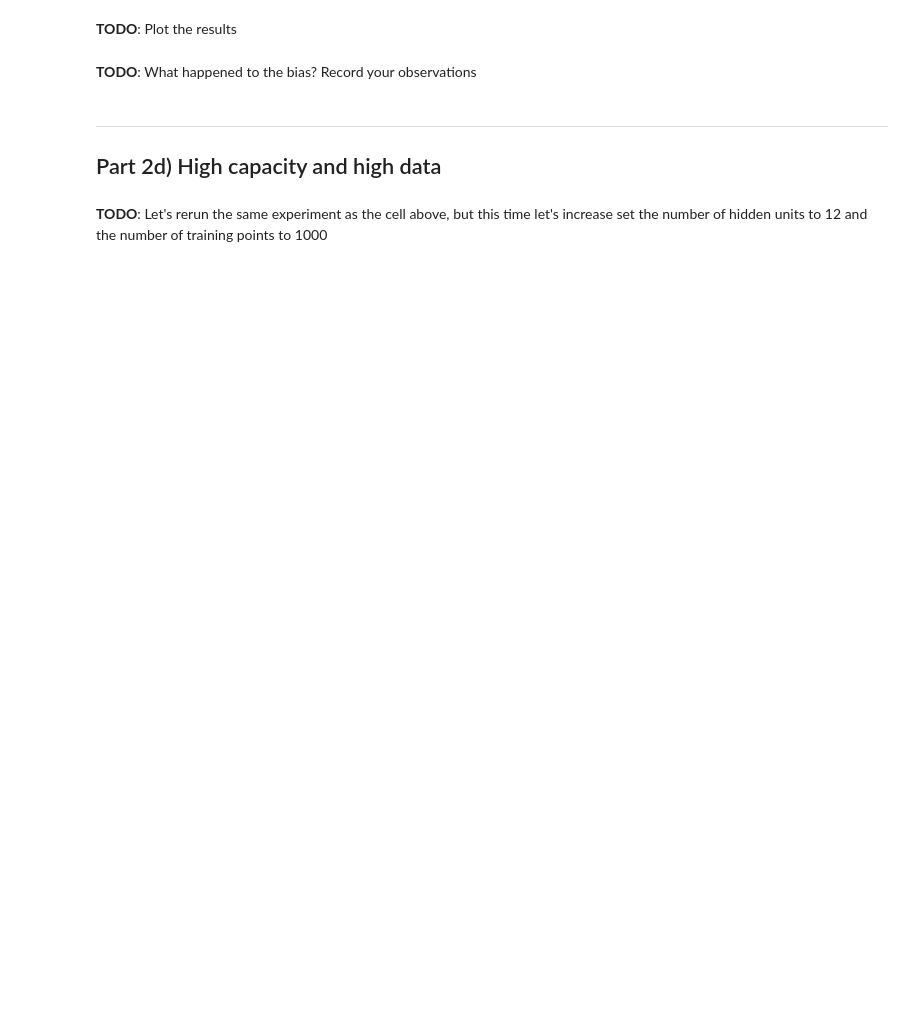
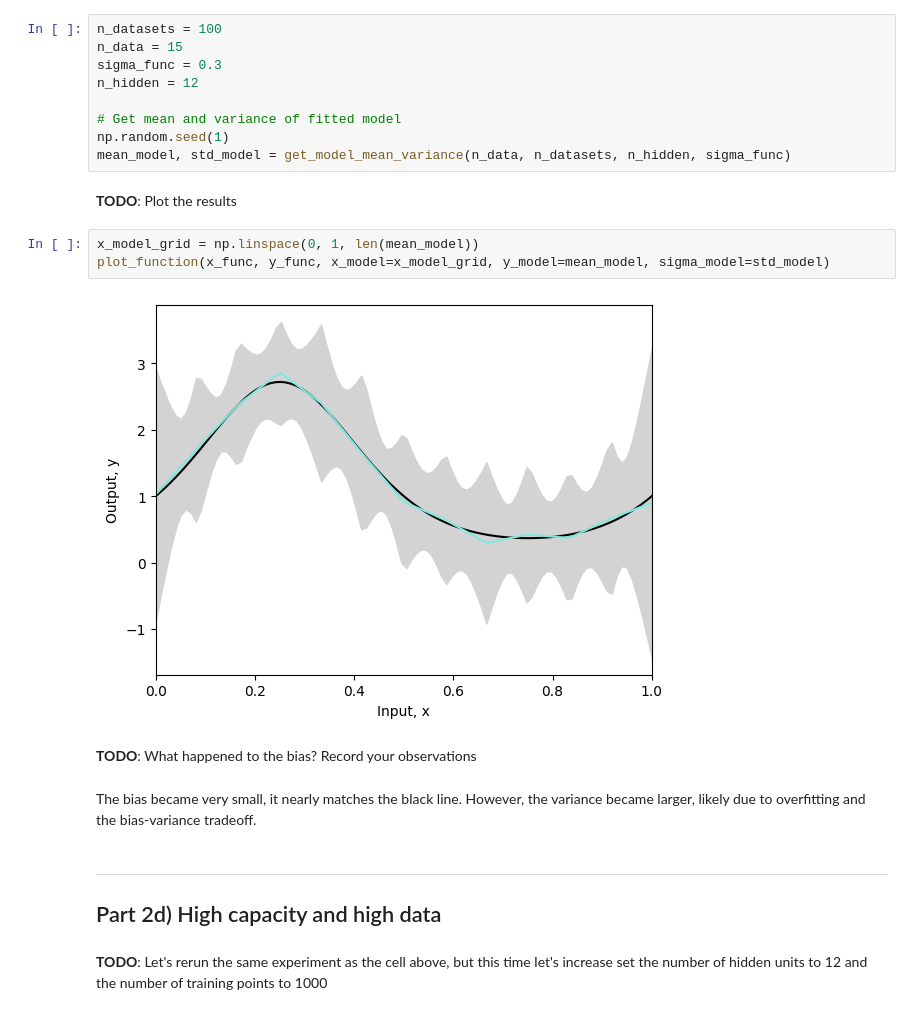
Before and after one commit to AidenEdwards-BYU/CS-474, a Jupyter notebook: lab5_generalization_regularization.ipynb, the cells around one changed output. Saved outputs shown, nothing was run; the diff lists cells and outputs as text; blank space fills up the shorter version.

```diff
--- a/lab5_generalization_regularization.ipynb
+++ b/lab5_generalization_regularization.ipynb
@@ -554,10 +552,26 @@ When the number of training points was increased, it caused slight changes in th
 ## Part 2.c) Increasing the model capacity
 # %% [markdown]
 **TODO**: Let's rerun the same experiment as the cell above, but this time let's increase set the number of hidden units to 12 and the number of training points to 15
+# %%
+n_datasets = 100
+n_data = 15
+sigma_func = 0.3
+n_hidden = 12
+
+# Get mean and variance of fitted model
+np.random.seed(1)
+mean_model, std_model = get_model_mean_variance(n_data, n_datasets, n_hidden, sigma_func)
 # %% [markdown]
 **TODO**: Plot the results
+# %%
+x_model_grid = np.linspace(0, 1, len(mean_model))
+plot_function(x_func, y_func, x_model=x_model_grid, y_model=mean_model, sigma_model=std_model)
+# %% [output]
+[figure, added]
 # %% [markdown]
 **TODO**: What happened to the bias? Record your observations
+# %% [markdown]
+The bias became very small, it nearly matches the black line. However, the variance became larger, likely due to overfitting and the bias-variance tradeoff.
 # %% [markdown]
 ---
 
```
Also changed, not shown: parts of 54 cells of this notebook.
